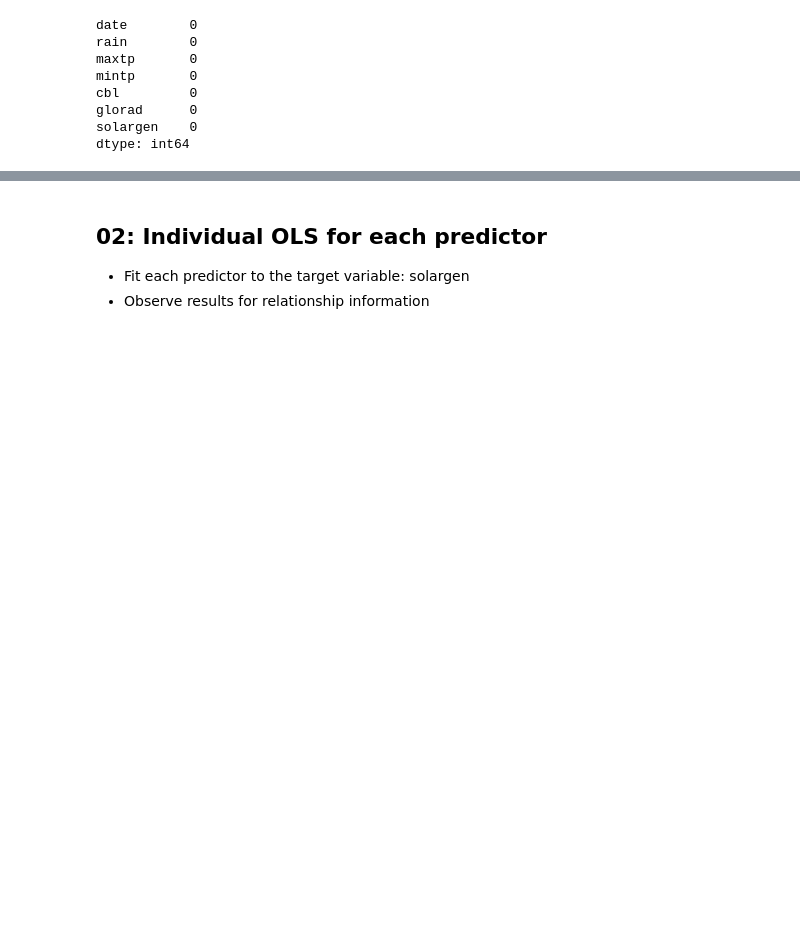
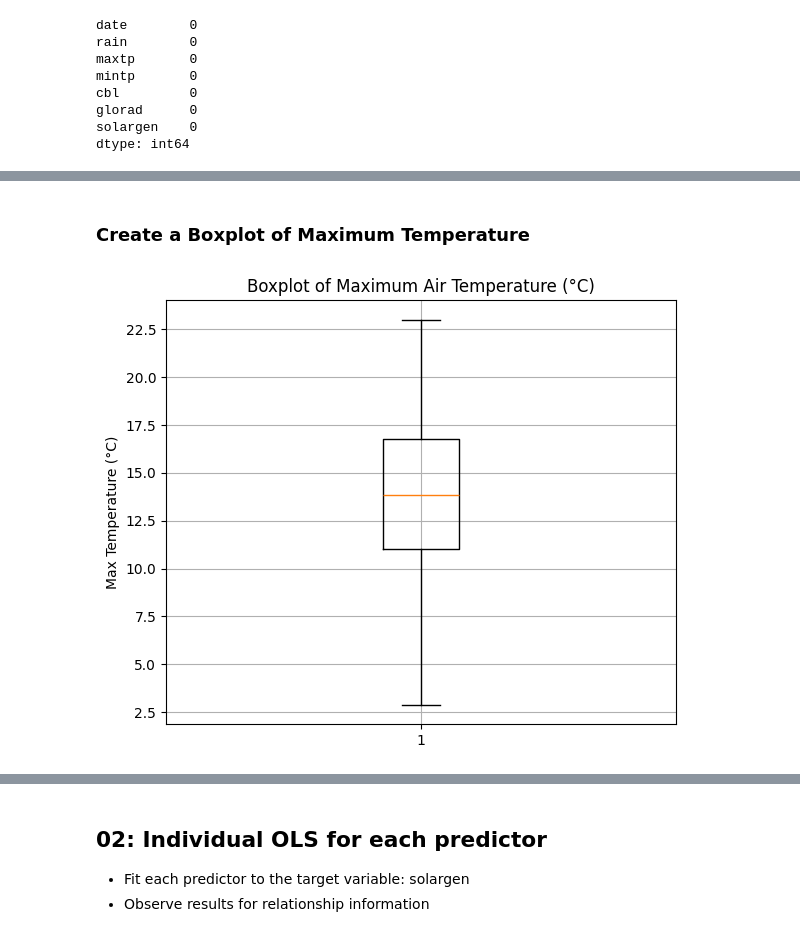
Before and after one commit to MatthieuGlemarec/SolarCast, a Jupyter notebook: Notebooks/02_Exploratory_Data_Analysis.ipynb, the cells around one changed output, grey strips where cells are left out. Drawn from its saved outputs; the diff is of its cells as text; code cells hidden in the pictures; blank space fills up the shorter version.

```diff
--- a/Notebooks/02_Exploratory_Data_Analysis.ipynb
+++ b/Notebooks/02_Exploratory_Data_Analysis.ipynb
@@ -74,0 +105,13 @@ dtype: int64
+# %% [markdown]
+### Create a Boxplot of Maximum Temperature
+# %%
+plt.figure(figsize=(6, 5))
+plt.boxplot(df['maxtp'], vert=True)
+plt.title('Boxplot of Maximum Air Temperature (°C)')
+plt.ylabel('Max Temperature (°C)')
+plt.grid(True)
+plt.tight_layout()
+plt.savefig('../Outputs/Figures/EDA/eda_boxplot_maxtp.png', dpi=300)
+plt.show()
+# %% [output]
+[figure, added]
```
Also changed, not shown: parts of 26 cells of this notebook, 8 other files.
